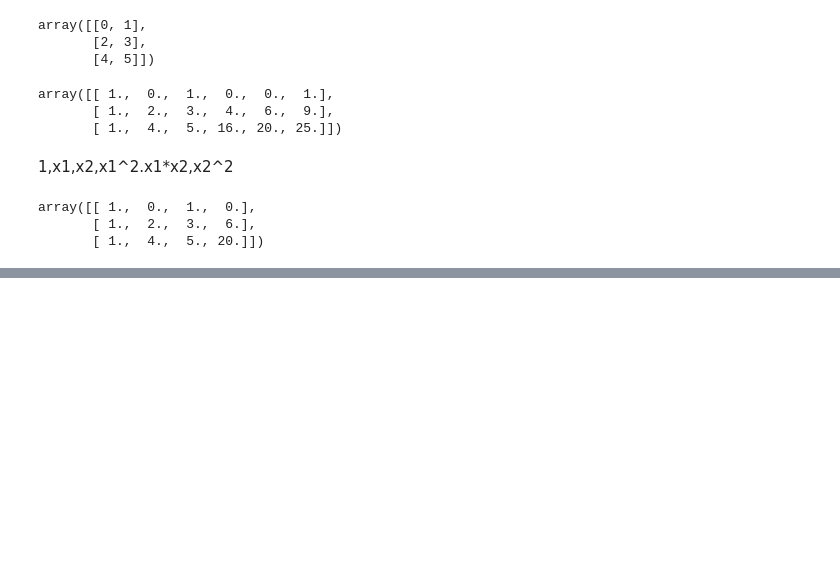
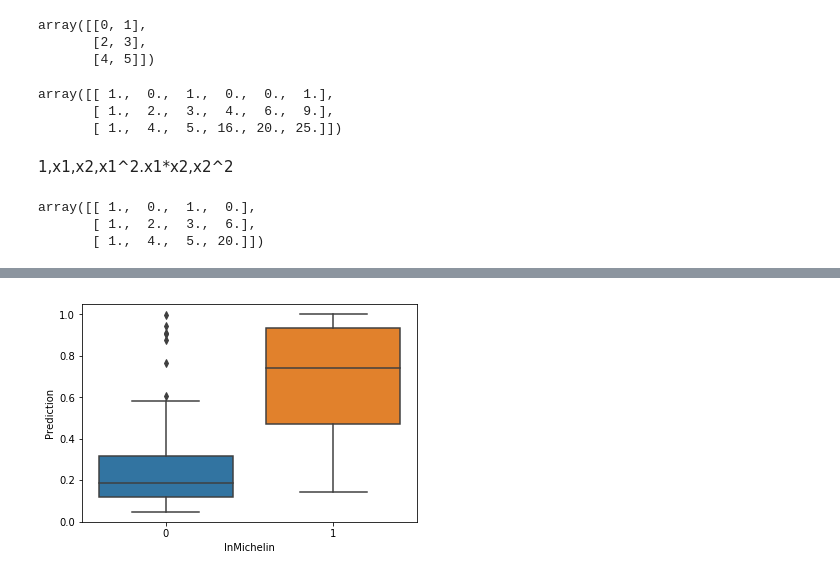
Before and after one commit to hskimim/til, a Jupyter notebook: review_and_practice_about_ds/Scikit-learn_self_study/Generalized_Linear_Models.ipynb, the cells around one changed output, grey strips where cells are left out. Cells and saved outputs as stored; diff of their text form; code cells hidden in the pictures; blank space fills up the shorter version.

```diff
--- a/review_and_practice_about_ds/Scikit-learn_self_study/Generalized_Linear_Models.ipynb
+++ b/review_and_practice_about_ds/Scikit-learn_self_study/Generalized_Linear_Models.ipynb
@@ -196,0 +204,4 @@ array([[ 1.,  0.,  1.,  0.],
+# %%
+X0, y = make_classification(n_features=1, n_redundant=0, n_informative=1,
+                            n_clusters_per_class=1, random_state=4)
+X = sm.add_constant(X0)
@@ -196,0 +243,4 @@ array([[ 1.,  0.,  1.,  0.],
+# %%
+df = pd.read_csv("http://www.stat.tamu.edu/~sheather/book/docs/datasets/MichelinNY.csv",
+                 encoding="latin1")
+df.tail()
@@ -196,0 +254,4 @@ array([[ 1.,  0.,  1.,  0.],
+# %%
+model = sm.Logit.from_formula('InMichelin ~ Food + Decor + Service + Price',df)
+result = model.fit(disp=0)
+print(result.summary())
@@ -196,0 +277,6 @@ array([[ 1.,  0.,  1.,  0.],
+# %%
+df["Prediction"] = result.predict(df)
+sns.boxplot(x="InMichelin", y="Prediction", data=df)
+plt.show()
+# %% [output]
+[figure, added]
```
Also changed, not shown: parts of 17 cells of this notebook, 2 other files.
